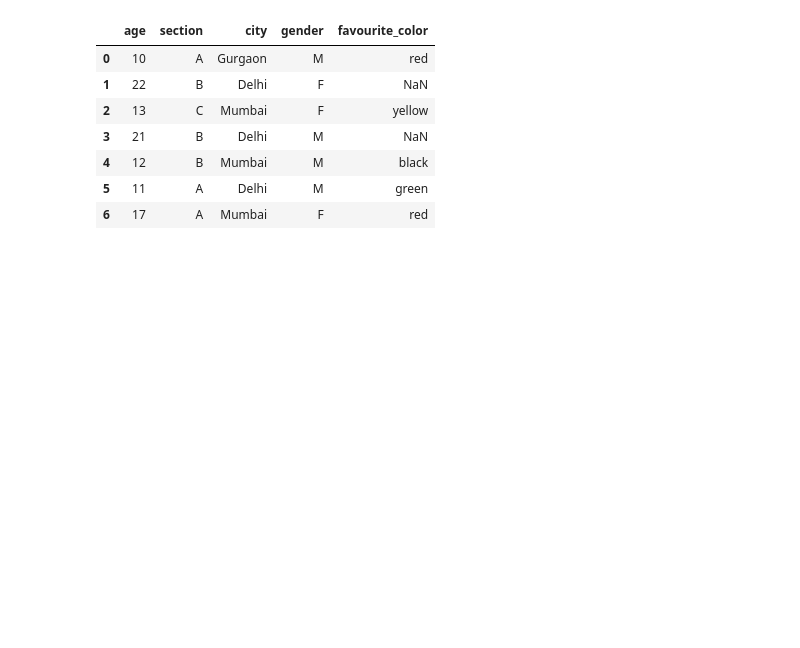
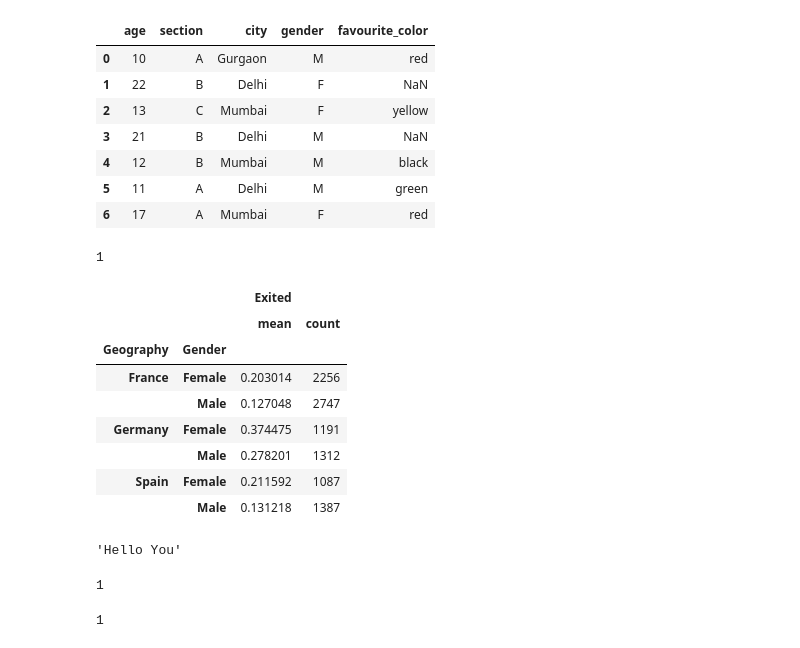
Before and after one commit to NandhaKN/Pandas, a Jupyter notebook: pandas-basics.ipynb, the cells around one changed output. Drawn from its saved outputs; the diff is of its cells as text; code cells hidden in the pictures; blank space fills up the shorter version.

```diff
--- a/pandas-basics.ipynb
+++ b/pandas-basics.ipynb
@@ -255,0 +258,16 @@ data
+# %%
+a
+# %% [output]
+1
+# %%
+df[['Geography','Gender','Exited']].groupby(['Geography','Gender']).agg(['mean','count'])
+# %% [output]
+|  |  | Exited |  |
+|  |  | mean | count |
+| Geography | Gender |  |  |
+| France | Female | 0.203014 | 2256 |
+|  | Male | 0.127048 | 2747 |
+| Germany | Female | 0.374475 | 1191 |
+|  | Male | 0.278201 | 1312 |
+| Spain | Female | 0.211592 | 1087 |
+|  | Male | 0.131218 | 1387 |
@@ -255,0 +278,4 @@ data
+# %%
+myFirstVariable
+# %% [output]
+'Hello You'
@@ -255,0 +284,8 @@ data
+# %%
+1
+# %% [output]
+1
+# %%
+myFirstVariable
+# %% [output]
+1
```
Also changed, not shown: parts of 26 cells of this notebook, 2 other files.
